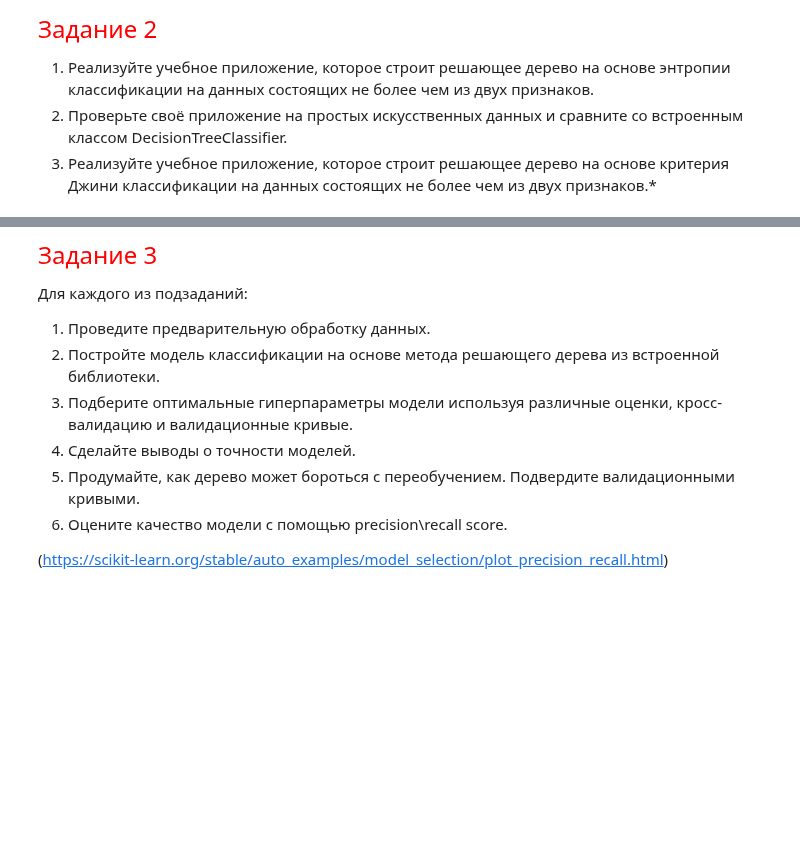
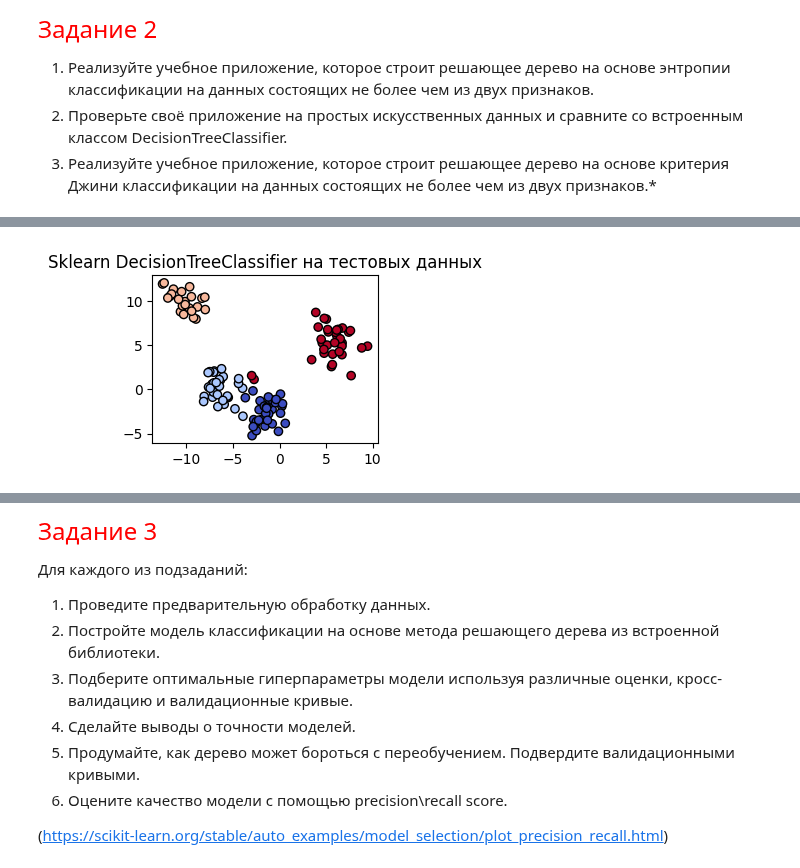
Before and after one commit to Dragoh54/MachineLearning-Labs, a Jupyter notebook: lab6/2024_ML_LR6_MACS (2).ipynb, the cells around one changed output, grey strips where cells are left out. Cells and saved outputs as stored; diff of their text form; code cells hidden in the pictures; blank space fills up the shorter version.

```diff
--- a/lab6/2024_ML_LR6_MACS (2).ipynb
+++ b/lab6/2024_ML_LR6_MACS (2).ipynb
@@ -57,3 +111,26 @@ $$IG(Q) = S_{0}-\displaystyle\sum_{i=1}^{q} \frac{N_{i}}{N}S_{i}$$
 1. Реализуйте учебное приложение, которое строит решающее дерево на основе энтропии классификации на данных состоящих не более чем из двух признаков.
 2. Проверьте своё приложение на простых искусственных данных и сравните со встроенным классом DecisionTreeClassifier.
 3. Реализуйте учебное приложение, которое строит решающее дерево на основе критерия Джини классификации на данных состоящих не более чем из двух признаков.*
+# %%
+def gini(y):
+    """Вычисление критерия Джини для вектора y."""
+    counts = np.bincount(y)
+    probabilities = counts / len(y)
+    return 1 - np.sum([p ** 2 for p in probabilities])
+
+def information_gain(y, y_left, y_right, criterion):
+    """Вычисление прироста информации для выбранного критерия."""
+    if criterion == "entropy":
+        parent_loss = entropy(y)
+        left_loss = entropy(y_left)
+        right_loss = entropy(y_right)
+    elif criterion == "gini":
+        parent_loss = gini(y)
+        left_loss = gini(y_left)
+        right_loss = gini(y_right)
+    else:
+        raise ValueError("Criterion must be 'entropy' or 'gini'")
+
+    weight_left = len(y_left) / len(y)
+    weight_right = len(y_right) / len(y)
+    return parent_loss - (weight_left * left_loss + weight_right * right_loss)
@@ -59,0 +216,8 @@ $$IG(Q) = S_{0}-\displaystyle\sum_{i=1}^{q} \frac{N_{i}}{N}S_{i}$$
+# %%
+# Встроенное дерево на тестовой выборке
+plt.subplot(2, 2, 2)
+plt.scatter(X_test[:, 0], X_test[:, 1], c=y_pred_sklearn, cmap='coolwarm', edgecolors='k')
+plt.title("Sklearn DecisionTreeClassifier на тестовых данных")
+plt.show()
+# %% [output]
+[figure, added]
```
Also changed, not shown: parts of 41 cells of this notebook, 5 other files.
